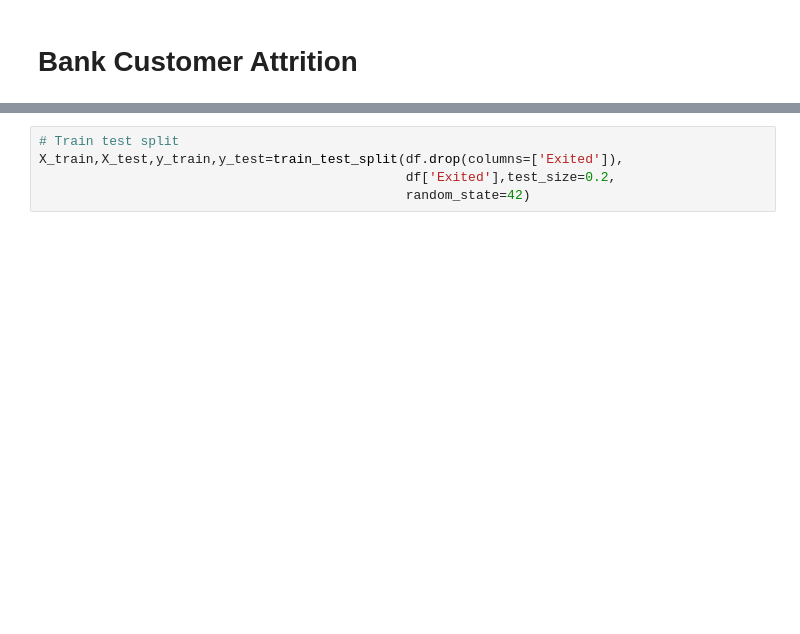
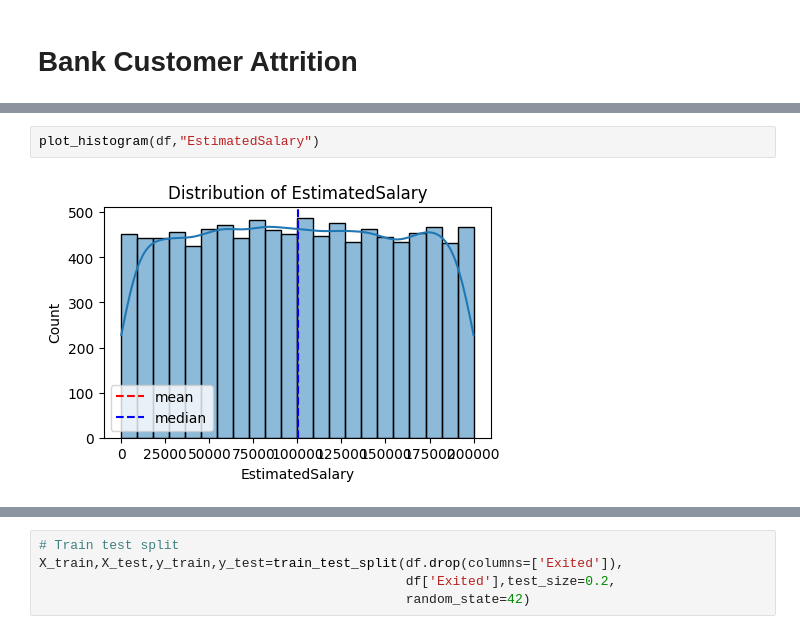
Before and after one commit to Anjalik2024/Bank-Customer-Attrition, a Jupyter notebook: Bank Cutomer Attrition/Untitled.ipynb, the cells around one changed output, grey strips where cells are left out. Drawn from its saved outputs; the diff is of its cells as text; blank space fills up the shorter version.

```diff
--- a/Bank Cutomer Attrition/Untitled.ipynb
+++ b/Bank Cutomer Attrition/Untitled.ipynb
@@ -64,0 +181,4 @@ array(['DIAMOND', 'GOLD', 'SILVER', 'PLATINUM'], dtype=object)
+# %%
+plot_histogram(df,"EstimatedSalary")
+# %% [output]
+[figure, added]
```
Also changed, not shown: parts of 39 cells of this notebook.
